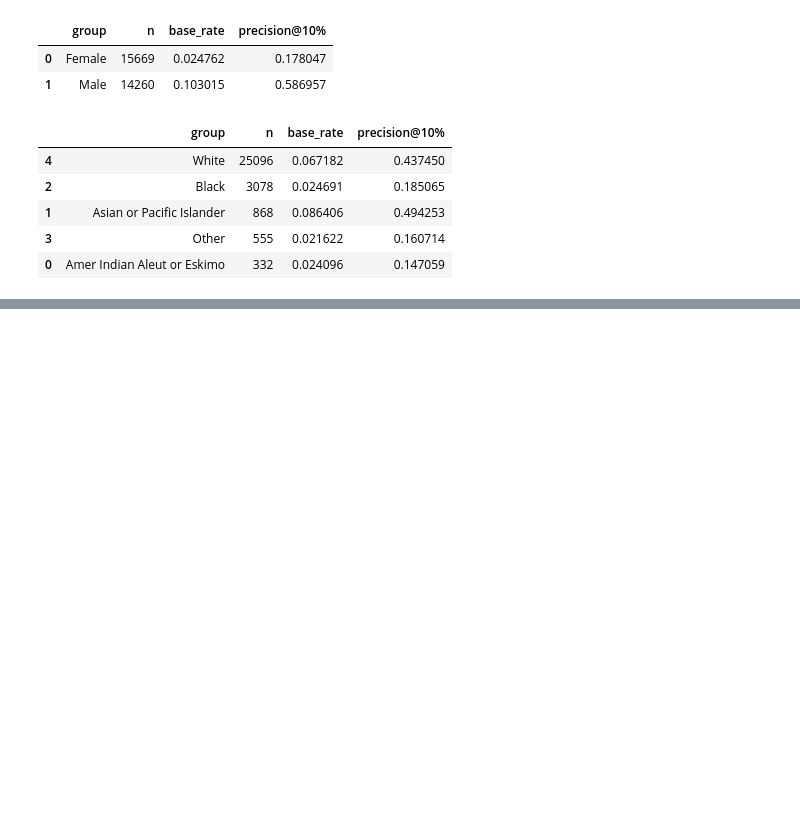
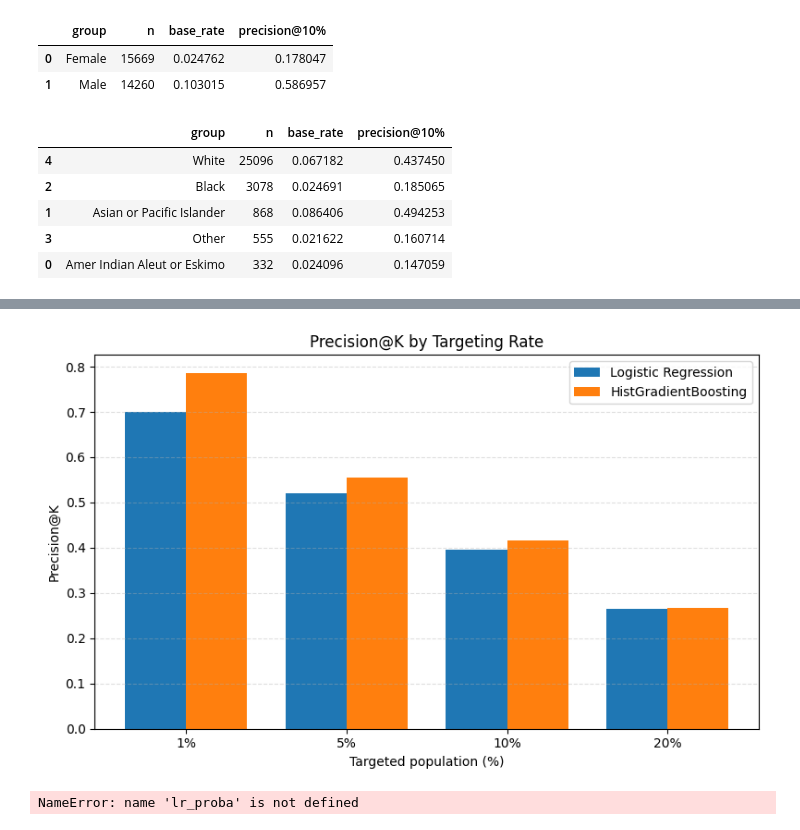
Before and after one commit to runxuanli/takehome_project, a Jupyter notebook: EDA_classification.ipynb, the cells around one changed output, grey strips where cells are left out. Saved outputs shown, nothing was run; the diff lists cells and outputs as text; code cells hidden in the pictures; blank space fills up the shorter version.

```diff
--- a/EDA_classification.ipynb
+++ b/EDA_classification.ipynb
@@ -1517,0 +1587,60 @@ Audit model: HGB
+# %%
+
+def plot_precision_at_k(lr_k_table, hgb_k_table):
+    k = lr_k_table["K_pct"].astype(int).tolist()
+    x = np.arange(len(k))
+    width = 0.38
+
+    plt.figure(figsize=(8,5))
+    plt.bar(x - width/2, lr_k_table["precision@K"], width, label="Logistic Regression")
+    plt.bar(x + width/2, hgb_k_table["precision@K"], width, label="HistGradientBoosting")
+
+    plt.xticks(x, [f"{v}%" for v in k])
+    plt.xlabel("Targeted population (%)")
+    plt.ylabel("Precision@K")
+    plt.title("Precision@K by Targeting Rate")
+    plt.grid(axis="y", linestyle="--", alpha=0.4)
+    plt.legend()
+    plt.tight_layout()
+    plt.show()
+
+plot_precision_at_k(lr_k_table, hgb_k_table)
+# %% [output]
+[figure, added]
+# %%
+def cumulative_gain_curve(y_true, y_score):
+    y_true = np.asarray(y_true)
+    y_score = np.asarray(y_score)
+
+    order = np.argsort(-y_score)
+    y_sorted = y_true[order]
+
+    cum_pos = np.cumsum(y_sorted)
+    total_pos = cum_pos[-1] if cum_pos[-1] > 0 else 1
+
+    pct_population = np.arange(1, len(y_true)+1) / len(y_true)
+    pct_positives_captured = cum_pos / total_pos
+
+    return pct_population, pct_positives_captured
+
+def plot_cumulative_gains(y_true, model_scores_dict):
+    plt.figure(figsize=(8,5))
+
+    # Random baseline
+    plt.plot([0,1], [0,1], linestyle="--", label="Random")
+
+    for name, score in model_scores_dict.items():
+        x, y = cumulative_gain_curve(y_true, score)
+        plt.plot(x, y, label=name)
+
+    plt.xlabel("Fraction of population targeted")
+    plt.ylabel("Fraction of high-income captured")
+    plt.title("Cumulative Gains Curve")
+    plt.grid(axis="y", linestyle="--", alpha=0.4)
+    plt.legend()
+    plt.tight_layout()
+    plt.show()
+
+plot_cumulative_gains(y_test, {"LR": lr_proba, "HGB": hgb_proba})
+# %% [output]
+NameError: name 'lr_proba' is not defined
```
Also changed, not shown: parts of 6 cells of this notebook, 6 other files.
